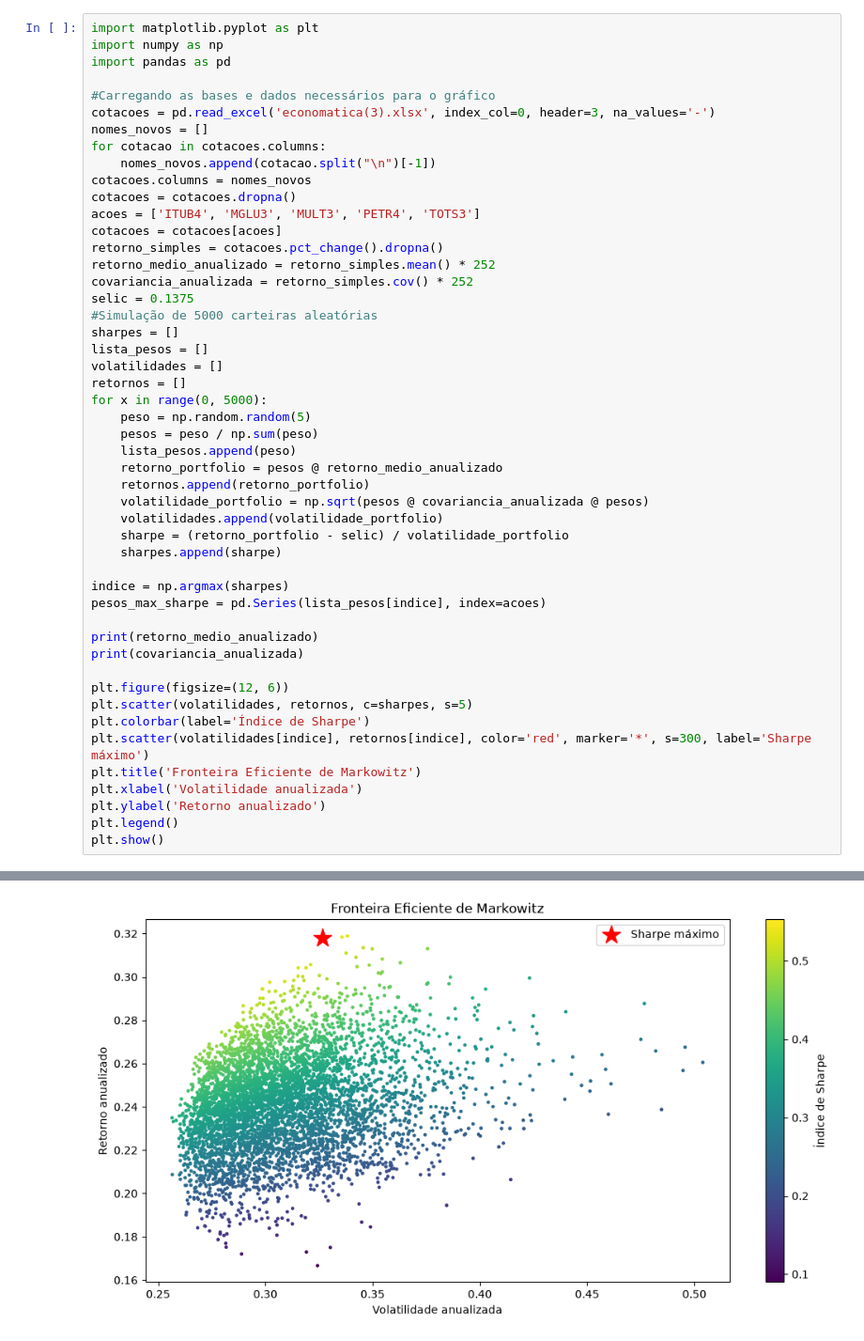
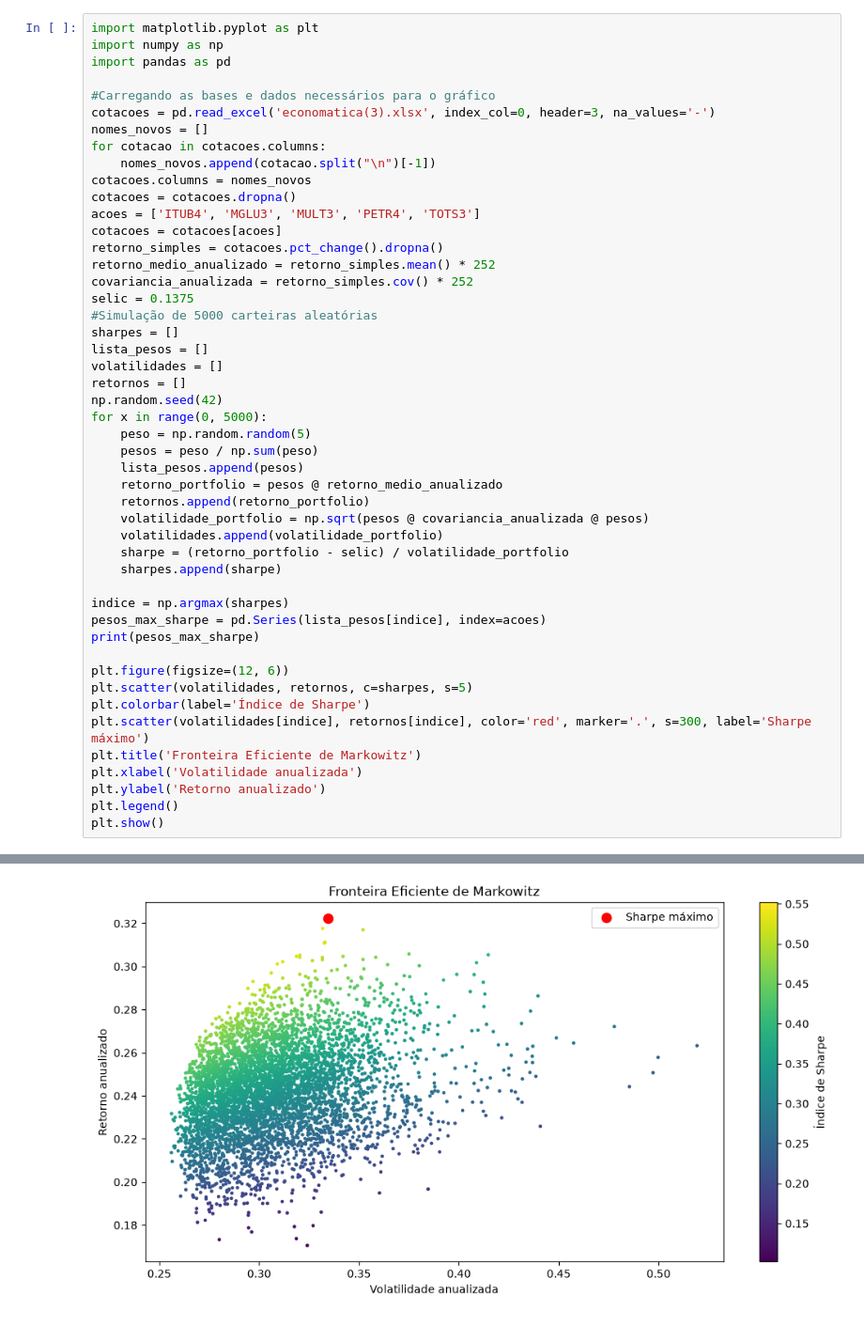
Before and after one commit to joaoUO/Quant-FGV, a Jupyter notebook: Portfolio.ipynb, the cells around one changed output, grey strips where cells are left out. Shown at 94% size. Cells and saved outputs as stored; diff of their text form.

```diff
--- a/Portfolio.ipynb
+++ b/Portfolio.ipynb
@@ -23,10 +24,11 @@ sharpes = []
 lista_pesos = []
 volatilidades = []
 retornos = []
+np.random.seed(42)
 for x in range(0, 5000):
     peso = np.random.random(5)
     pesos = peso / np.sum(peso)
-    lista_pesos.append(peso)
+    lista_pesos.append(pesos)
     retorno_portfolio = pesos @ retorno_medio_anualizado
     retornos.append(retorno_portfolio)
     volatilidade_portfolio = np.sqrt(pesos @ covariancia_anualizada @ pesos)
@@ -36,14 +38,12 @@ for x in range(0, 5000):
 
 indice = np.argmax(sharpes)
 pesos_max_sharpe = pd.Series(lista_pesos[indice], index=acoes)
-
-print(retorno_medio_anualizado)
-print(covariancia_anualizada)
+print(pesos_max_sharpe)
 
 plt.figure(figsize=(12, 6))
 plt.scatter(volatilidades, retornos, c=sharpes, s=5)
 plt.colorbar(label='Índice de Sharpe')
-plt.scatter(volatilidades[indice], retornos[indice], color='red', marker='*', s=300, label='Sharpe máximo')
+plt.scatter(volatilidades[indice], retornos[indice], color='red', marker='.', s=300, label='Sharpe máximo')
 plt.title('Fronteira Eficiente de Markowitz')
 plt.xlabel('Volatilidade anualizada')
 plt.ylabel('Retorno anualizado')
@@ -65 +59 @@ TOTS3  0.036627  0.098779  0.059662  0.040817  0.142482
-[figure, old version]
+[figure, new version]
```
Also changed, not shown: parts of 4 cells of this notebook.
